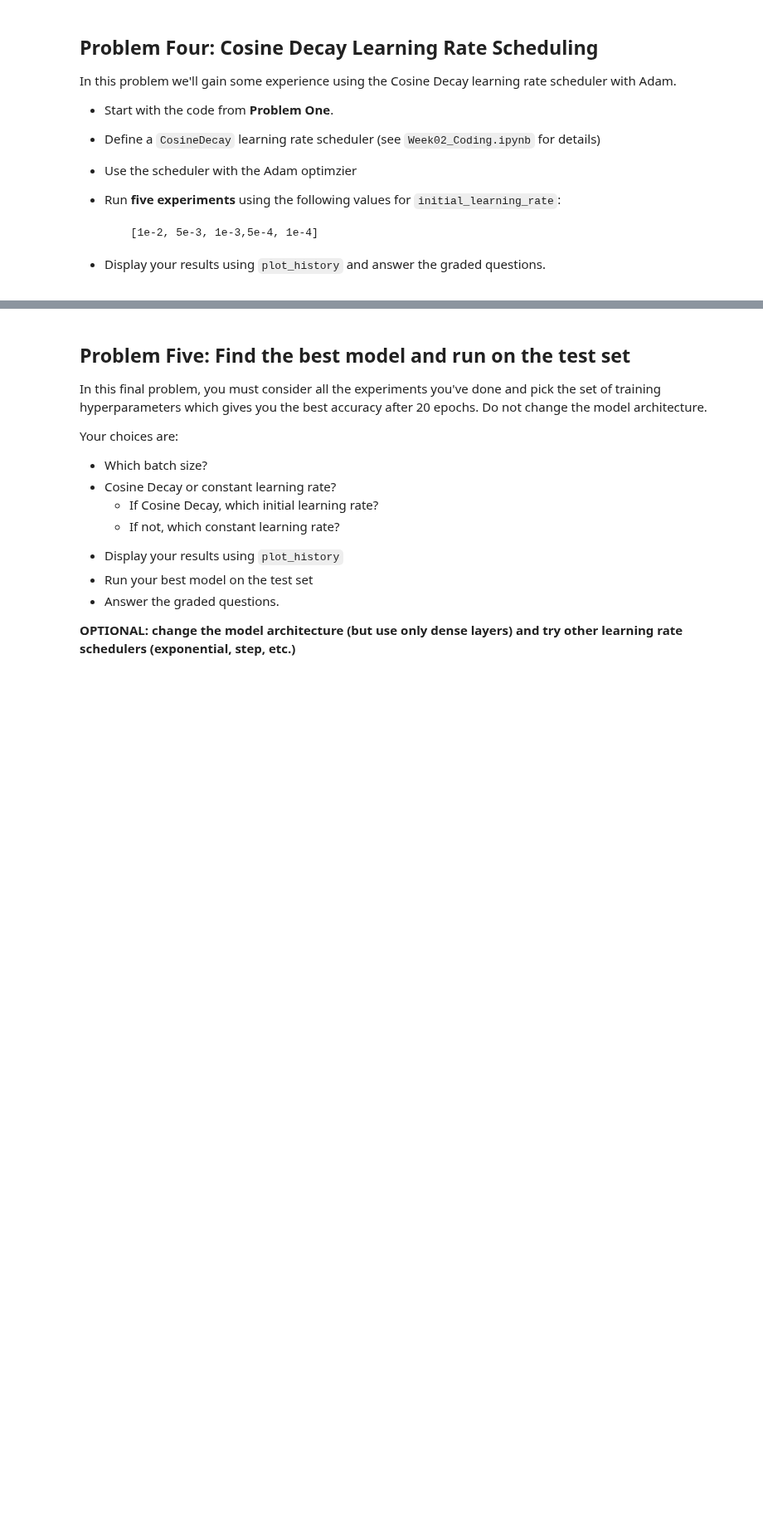
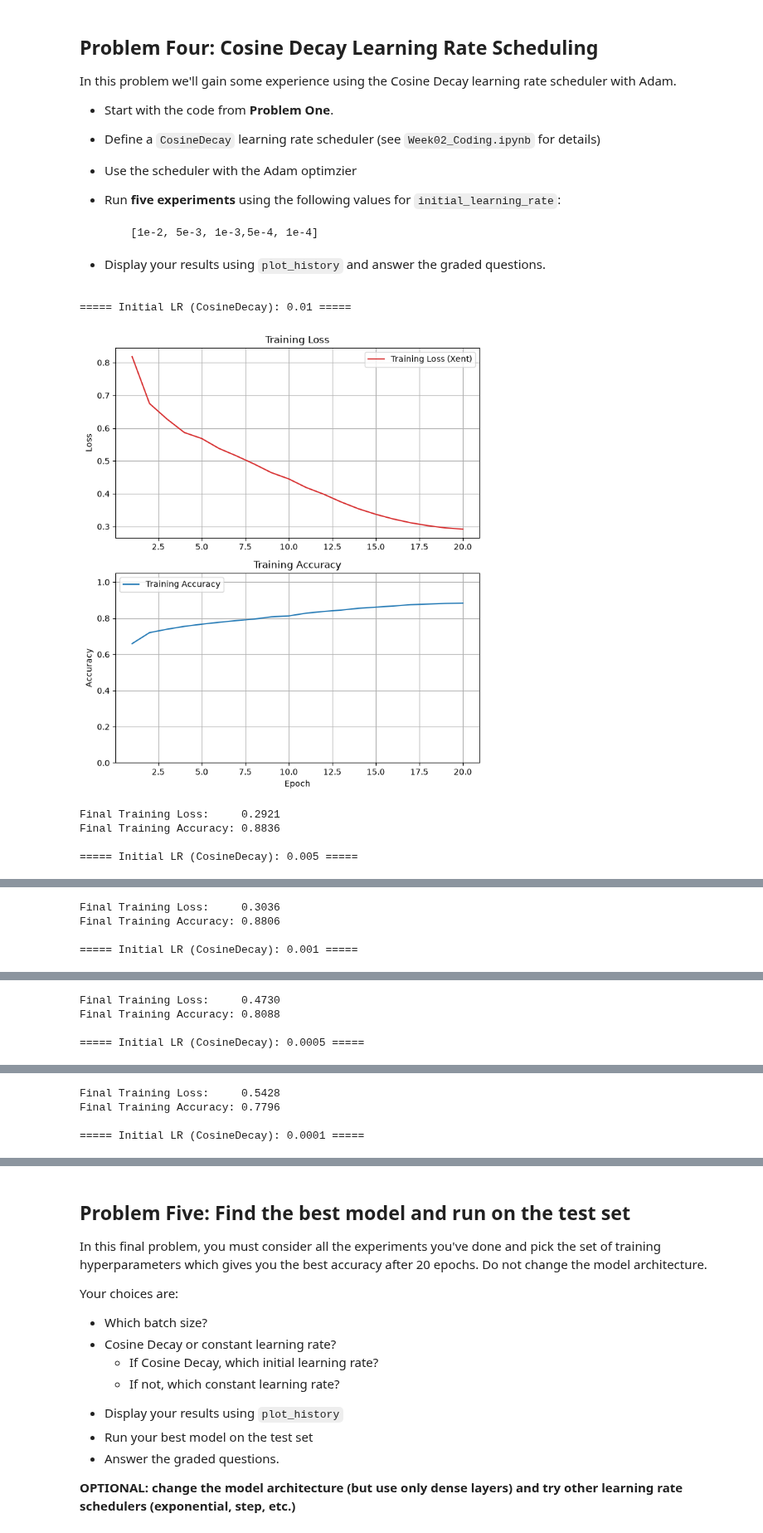
Before and after one commit to g-poklitar/DX703-HW, a Jupyter notebook: Homework_02 (2).ipynb, the cells around one changed output, grey strips where cells are left out. Shown at 83% size. Drawn from its saved outputs; the diff is of its cells as text; code cells hidden in the pictures; blank space fills up the shorter version.

```diff
--- a/Homework_02 (2).ipynb
+++ b/Homework_02 (2).ipynb
@@ -249,3 +440,42 @@ In this problem we'll gain some experience using the Cosine Decay learning rate
 * Display your results using `plot_history` and answer the graded questions.
 # %%
 # Your code here
+batch_size = 32
+n_epochs = 20
+steps_per_epoch = int(np.ceil(len(X_train) / batch_size))
+decay_steps = steps_per_epoch * n_epochs
+
+initial_lrs = [1e-2, 5e-3, 1e-3, 5e-4, 1e-4]
+results_cd = {}
+
+for ilr in initial_lrs:
+    print(f"\n===== Initial LR (CosineDecay): {ilr} =====")
+    tf.random.set_seed(random_seed)
+
+    schedule = CosineDecay(initial_learning_rate=ilr, decay_steps=decay_steps)
+
+    model = build_model(X_train.shape[1])
+    model.compile(
+        optimizer=Adam(learning_rate=schedule),
+        loss='sparse_categorical_crossentropy',
+        metrics=['accuracy']
+    )
+    history = model.fit(X_train, y_train, epochs=n_epochs,
+                        batch_size=batch_size, verbose=0)
+
+    plot_history(history)
+    results_cd[ilr] = history.history['accuracy'][-1]
+
+print("\nFinal accuracy by initial learning rate:")
+for ilr, acc in results_cd.items():
+    print(f"  {ilr:>8}: {acc:.4f}")
+
+best_ilr = max(results_cd, key=results_cd.get)
+print(f"\nBest: initial_lr={best_ilr}, accuracy={results_cd[best_ilr]:.4f}")
+# %% [output]
+===== Initial LR (CosineDecay): 0.01 =====
+[figure, added]
+Final Training Loss:     0.2921
+Final Training Accuracy: 0.8836
+
+===== Initial LR (CosineDecay): 0.005 =====
@@ -251,0 +483,4 @@ In this problem we'll gain some experience using the Cosine Decay learning rate
+Final Training Loss:     0.3036
+Final Training Accuracy: 0.8806
+
+===== Initial LR (CosineDecay): 0.001 =====
@@ -251,0 +488,4 @@ In this problem we'll gain some experience using the Cosine Decay learning rate
+Final Training Loss:     0.4730
+Final Training Accuracy: 0.8088
+
+===== Initial LR (CosineDecay): 0.0005 =====
@@ -251,0 +493,4 @@ In this problem we'll gain some experience using the Cosine Decay learning rate
+Final Training Loss:     0.5428
+Final Training Accuracy: 0.7796
+
+===== Initial LR (CosineDecay): 0.0001 =====
```
Also changed, not shown: parts of 27 cells of this notebook.
